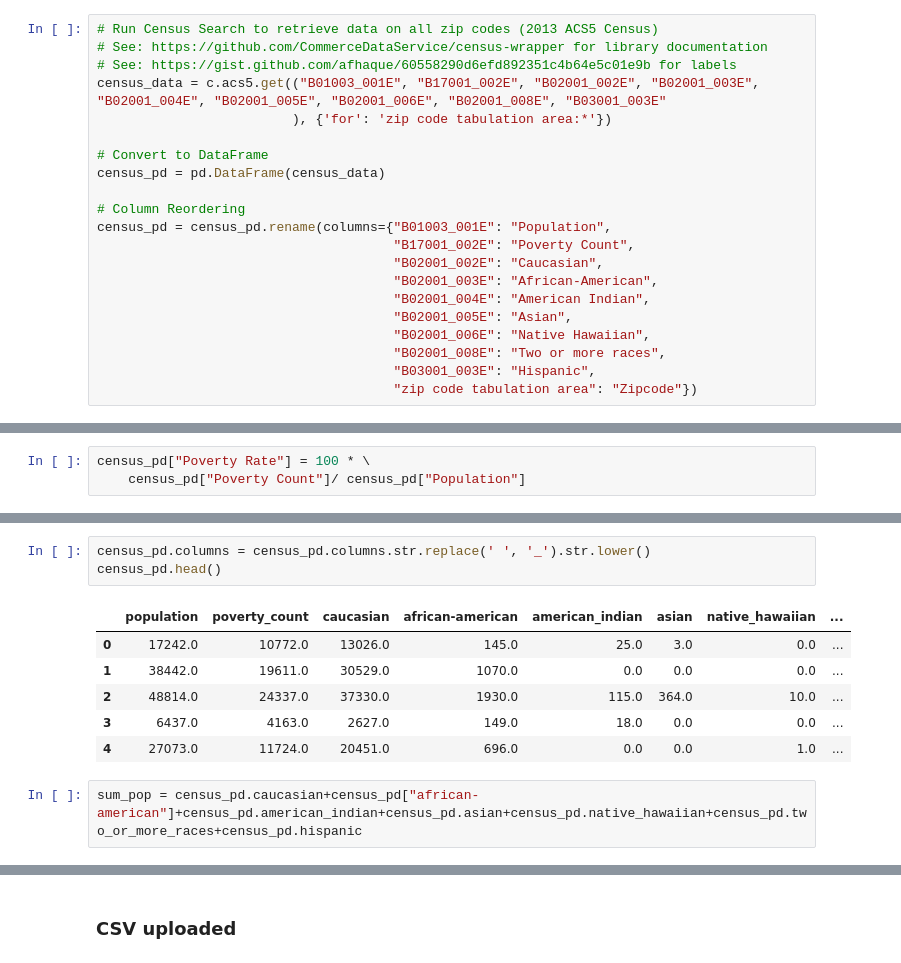
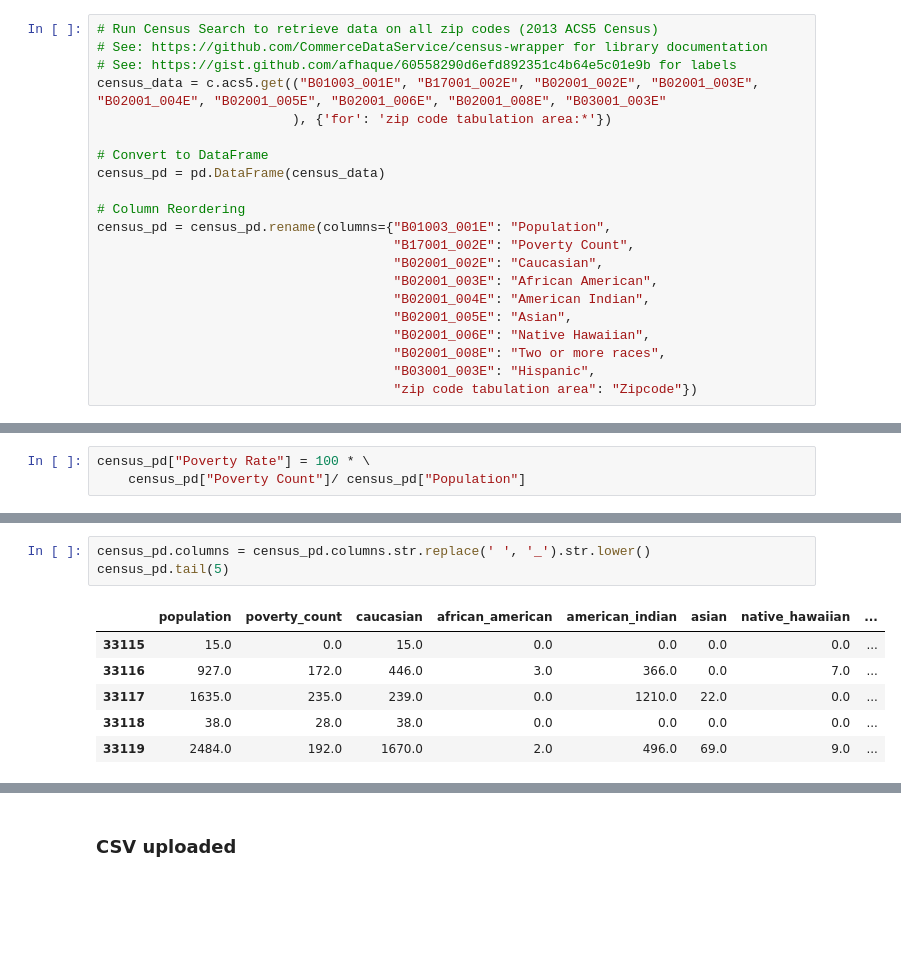
Before and after one commit to NoahGoldstein13/full_stack_data_analytics_project, a Jupyter notebook: Nadia/cleaning_data.ipynb, the cells around one changed output, grey strips where cells are left out. Saved outputs shown, nothing was run; the diff lists cells and outputs as text; blank space fills up the shorter version.

```diff
--- a/Nadia/cleaning_data.ipynb
+++ b/Nadia/cleaning_data.ipynb
@@ -26,7 +26,7 @@ census_pd = pd.DataFrame(census_data)
 census_pd = census_pd.rename(columns={"B01003_001E": "Population",
                                       "B17001_002E": "Poverty Count",
                                       "B02001_002E": "Caucasian",
-                                      "B02001_003E": "African-American",
+                                      "B02001_003E": "African American",
                                       "B02001_004E": "American Indian",
                                       "B02001_005E": "Asian",
                                       "B02001_006E": "Native Hawaiian",
@@ -57,12 +57,10 @@ census_pd.sample(5)
 # %%
 census_pd.columns = census_pd.columns.str.replace(' ', '_').str.lower()
-census_pd.head()
+census_pd.tail(5)
 # %% [output]
-|  | population | poverty_count | caucasian | african-american | american_indian | asian | native_hawaiian | ... |
-| 0 | 17242.0 | 10772.0 | 13026.0 | 145.0 | 25.0 | 3.0 | 0.0 | ... |
-| 1 | 38442.0 | 19611.0 | 30529.0 | 1070.0 | 0.0 | 0.0 | 0.0 | ... |
-| 2 | 48814.0 | 24337.0 | 37330.0 | 1930.0 | 115.0 | 364.0 | 10.0 | ... |
-| 3 | 6437.0 | 4163.0 | 2627.0 | 149.0 | 18.0 | 0.0 | 0.0 | ... |
-| 4 | 27073.0 | 11724.0 | 20451.0 | 696.0 | 0.0 | 0.0 | 1.0 | ... |
+|  | population | poverty_count | caucasian | african_american | american_indian | asian | native_hawaiian | ... |
+| 33115 | 15.0 | 0.0 | 15.0 | 0.0 | 0.0 | 0.0 | 0.0 | ... |
+| 33116 | 927.0 | 172.0 | 446.0 | 3.0 | 366.0 | 0.0 | 7.0 | ... |
+| 33117 | 1635.0 | 235.0 | 239.0 | 0.0 | 1210.0 | 22.0 | 0.0 | ... |
+| 33118 | 38.0 | 28.0 | 38.0 | 0.0 | 0.0 | 0.0 | 0.0 | ... |
+| 33119 | 2484.0 | 192.0 | 1670.0 | 2.0 | 496.0 | 69.0 | 9.0 | ... |
-# %%
-sum_pop = census_pd.caucasian+census_pd["african-american"]+census_pd.american_indian+census_pd.asian+census_pd.native_hawaiian+census_pd.two_or_more_races+census_pd.hispanic
```
Also changed, not shown: parts of 6 cells of this notebook.
